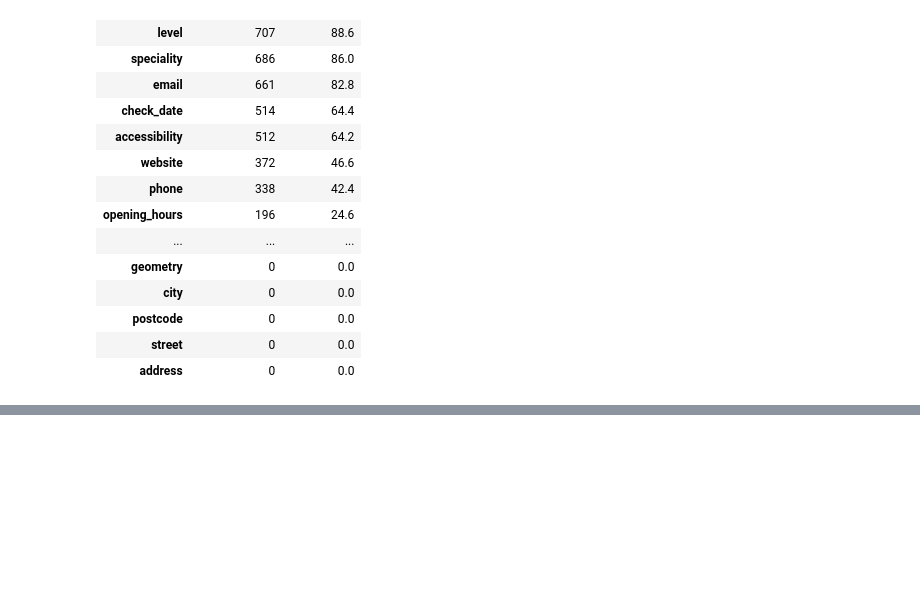
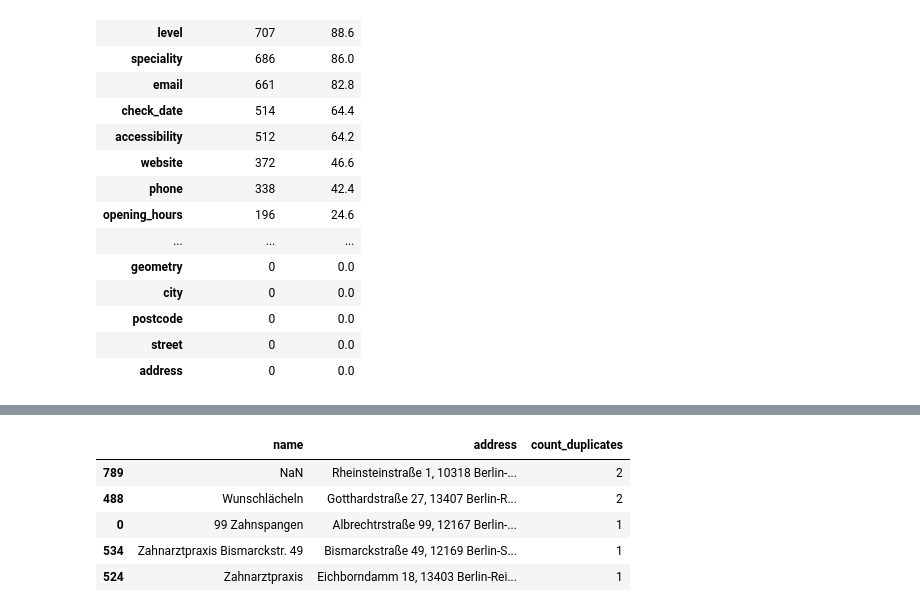
Before and after one commit to Nigar1209/berlin-poi-osm-pipeline, a Jupyter notebook: dental_offices/scripts/dental_offices_data_prepocessing.ipynb, the cells around one changed output, grey strips where cells are left out. Cells and saved outputs as stored; diff of their text form; code cells hidden in the pictures; blank space fills up the shorter version.

```diff
--- a/dental_offices/scripts/dental_offices_data_prepocessing.ipynb
+++ b/dental_offices/scripts/dental_offices_data_prepocessing.ipynb
@@ -892,0 +906,17 @@ Missing Values Summary:
+# %%
+df_final_dupl = (
+    df_final
+    .groupby(["name", "address"], dropna=False)
+    .size()
+    .reset_index(name="count_duplicates")
+    .sort_values("count_duplicates", ascending=False)
+)
+
+df_final_dupl.head()
+# %% [output]
+|  | name | address | count_duplicates |
+| 789 | NaN | Rheinsteinstraße 1, 10318 Berlin-... | 2 |
+| 488 | Wunschlächeln | Gotthardstraße 27, 13407 Berlin-R... | 2 |
+| 0 | 99 Zahnspangen | Albrechtrstraße 99, 12167 Berlin-... | 1 |
+| 534 | Zahnarztpraxis Bismarckstr. 49 | Bismarckstraße 49, 12169 Berlin-S... | 1 |
+| 524 | Zahnarztpraxis | Eichborndamm 18, 13403 Berlin-Rei... | 1 |
```
Also changed, not shown: parts of 4 cells of this notebook.
